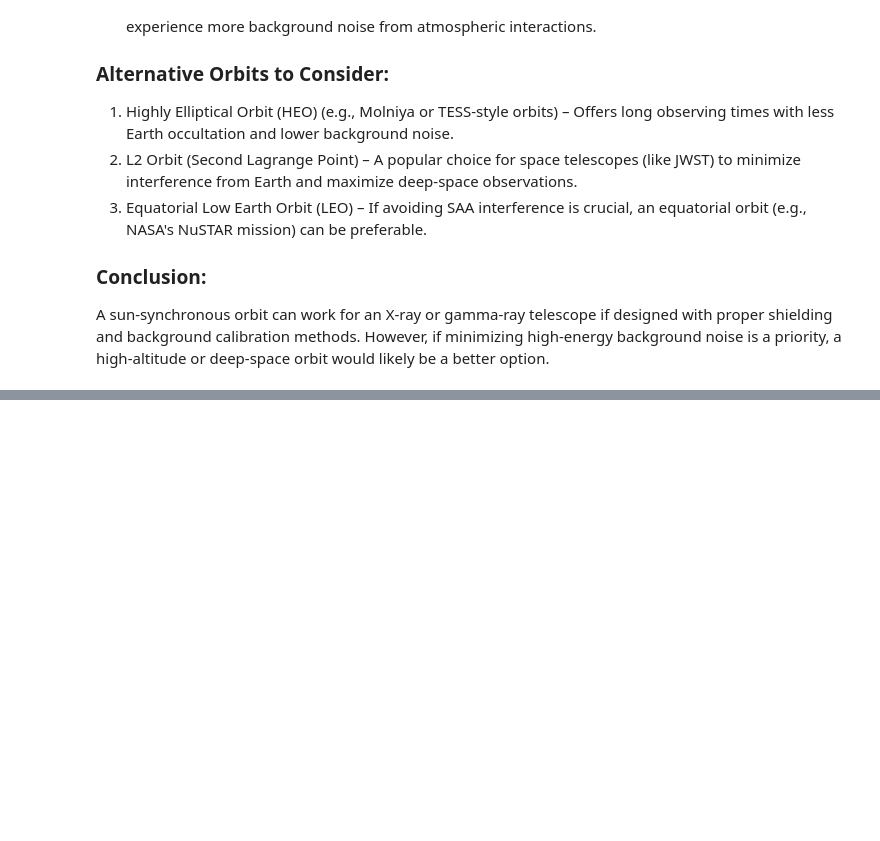
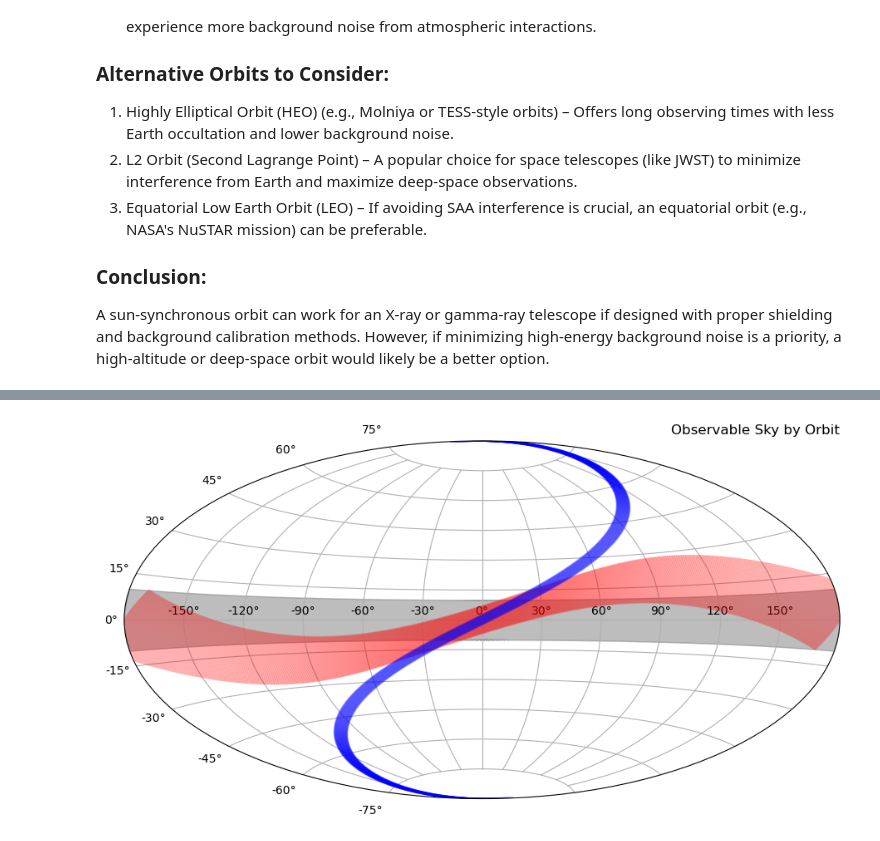
Before and after one commit to CAPIBARA3/capigx-data-analysis, a Jupyter notebook: sky_coverage/celestial_projections.ipynb, the cells around one changed output, grey strips where cells are left out. Saved outputs shown, nothing was run; the diff lists cells and outputs as text; code cells hidden in the pictures; blank space fills up the shorter version.

```diff
--- a/sky_coverage/celestial_projections.ipynb
+++ b/sky_coverage/celestial_projections.ipynb
@@ -139,0 +144,93 @@ A sun-synchronous orbit can work for an X-ray or gamma-ray telescope if designed
+# %%
+import numpy as np
+import matplotlib.pyplot as plt
+import matplotlib.cm as cm
+
+# Define the Milky Way band as a shaded region
+def milky_way_band(ax):
+    galactic_latitude_range = 10  # Approximate width of the Milky Way in degrees
+    dec_milky_way_upper = np.linspace(-galactic_latitude_range, galactic_latitude_range, 100)
+    ra_milky_way = np.linspace(-np.pi, np.pi, 200)  # Cover full RA range
+
+    for dec_offset in [-1, 1]:  # Cover both upper and lower bands
+        DEC_MW = np.deg2rad(dec_milky_way_upper * dec_offset)
+        RA_MW = np.tile(ra_milky_way, (DEC_MW.shape[0], 1))
+        ax.fill_between(ra_milky_way, np.min(DEC_MW), np.max(DEC_MW), color='gray', alpha=0.3)
+
+# Function to plot observable sky
+def plot_observable_sky(ax, orbit_type, semi_major_axis, eccentricity, baseline_distance=1000, fov_angle=10):
+    ra = np.linspace(-np.pi, np.pi, 500)
+
+    if orbit_type == 'HEO':
+        # Highly elliptical orbit: semi-major axis (a) and eccentricity (e)
+        a = semi_major_axis  # semi-major axis in km (e.g., 30,000 km for HEO)
+        e = eccentricity  # eccentricity (e.g., 0.6)
+
+        # Parametric equations for elliptical orbit
+        theta = ra  # Using RA as the true anomaly angle
+
+        # Elliptical orbit equation for radius (in km):
+        r = a * (1 - e**2) / (1 + e * np.cos(theta))
+
+        # Calculate observable region based on FOV and orbit position
+        dec = np.sin(theta) * np.deg2rad(45) * (1 - e)  # Varying declination based on eccentricity
+
+        # Plot observable sky as a "field of view" (FOV) in a cone-like pattern
+        for i in range(len(ra)):
+            ax.plot([ra[i] - np.deg2rad(fov_angle/2), ra[i] + np.deg2rad(fov_angle/2)],
+                    [dec[i] - np.deg2rad(fov_angle/2), dec[i] + np.deg2rad(fov_angle/2)], color='red', alpha=0.3)
+
+    elif orbit_type == 'LEO':
+        # LEO orbit: semi-major axis (a), and altitude (altitude above Earth's surface)
+        altitude = semi_major_axis - 6371  # LEO altitude is given by semi-major axis minus Earth's radius
+        # Constant FOV (10 degrees) in LEO
+        fov_radius = np.deg2rad(fov_angle / 2)
+
+        # The satellite will always have a constant observable region around its current position
+        dec = np.linspace(-np.pi/2, np.pi/2, 500)  # Equator-centered observable region
+        ra = np.linspace(-np.pi, np.pi, 500)
+
+        # Plot observable sky as a "field of view" (FOV) in LEO
+        for i in range(len(ra)):
+            ax.plot([ra[i] - fov_radius, ra[i] + fov_radius],
+                    [dec[i] - fov_radius, dec[i] + fov_radius], color='blue', alpha=0.3)
+
+# Function to plot constellation (three satellites in a baseline configuration)
+def plot_constellation(ax, orbit_type, semi_major_axis, eccentricity, baseline_distance=1000, fov_angle=10):
+    # LEO and HEO are handled separately
+    plot_observable_sky(ax, orbit_type, semi_major_axis, eccentricity, baseline_distance, fov_angle)
+
+    # Plotting for the 3 satellites with baseline (constant 1000 km separation)
+    if orbit_type == 'LEO':
+        # LEO - Regular constant orbit (e.g., at 700 km altitude)
+        satellite_positions_ra = np.linspace(-np.pi, np.pi, 3)
+        satellite_positions_dec = np.linspace(-np.pi/2, np.pi/2, 3)
+
+        for ra_pos, dec_pos in zip(satellite_positions_ra, satellite_positions_dec):
+            ax.scatter(ra_pos, dec_pos, color='orange', s=50, label='Satellite')
+
+    elif orbit_type == 'HEO':
+        # HEO - Elliptical orbit (larger FoV)
+        satellite_positions_ra = np.linspace(-np.pi, np.pi, 3)
+        satellite_positions_dec = np.linspace(-np.pi/4, np.pi/4, 3)
+
+        for ra_pos, dec_pos in zip(satellite_positions_ra, satellite_positions_dec):
+            ax.scatter(ra_pos, dec_pos, color='green', s=50, label='Satellite')
+
+# Plotting sky coverage
+fig = plt.figure(figsize=(10, 5))
+ax = fig.add_subplot(111, projection='aitoff')
+
+# Shade Milky Way region
+milky_way_band(ax)
+
+plot_observable_sky(ax, orbit_type='HEO', semi_major_axis=30000, eccentricity=0.6, fov_angle=20) # Plot observable sky for HEO
+plot_observable_sky(ax, orbit_type='LEO', semi_major_axis=7000, eccentricity=0, fov_angle=10) # Plot observable sky for LEO
+
+# Customize
+plt.title('Observable Sky by Orbit', loc='right')
+ax.grid(True)
+plt.tight_layout()
+plt.show()
+# %% [output]
+[figure, added]
```
Also changed, not shown: parts of 9 cells of this notebook, 15 other files.
